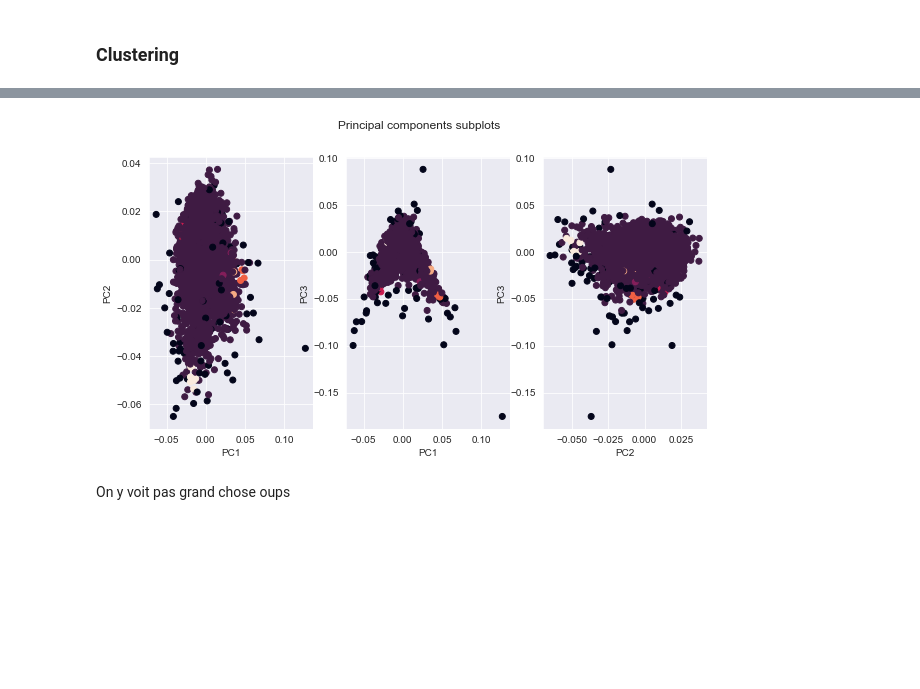
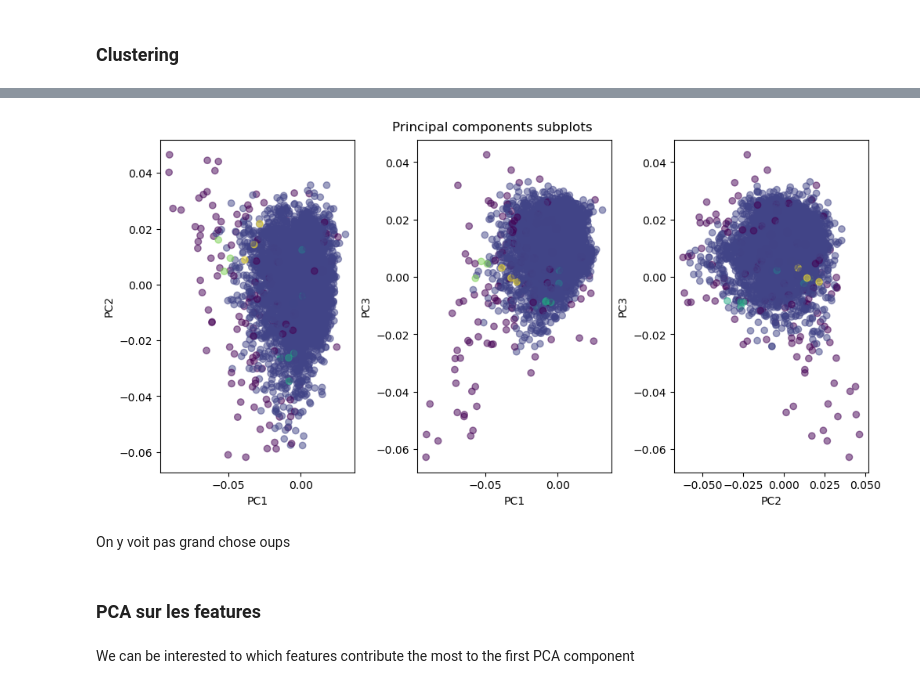
Before and after one commit to epfl-ada/ada-2022-project-nolemonnomelon, a Jupyter notebook: genre_analysis.ipynb, the cells around one changed output, grey strips where cells are left out. Cells and saved outputs as stored; diff of their text form; code cells hidden in the pictures; blank space fills up the shorter version.

Commit message:
barplot, PCA on the features, separation of the data, matching

```diff
--- a/genre_analysis.ipynb
+++ b/genre_analysis.ipynb
@@ -228,8 +259,12 @@ def standardize(data):
 # %%
 # create standardize distribution of (log) distributions
-data['log_budget'] = standardize(data['corr_budget'])
+data['log_budget'] = standardize(data['log_budget'])
 data['log_revenue'] = standardize(data['log_revenue'])
 data['averageRating'] = standardize(data['averageRating'])
 
+#data['log_budget'] = normalize(data['log_budget'])
+#data['log_revenue'] = normalize(data['log_revenue'])
+#data['averageRating'] = normalize(data['averageRating'])
+
 # remove unwanted column for clustering
 data.drop(['corr_budget', 'corr_revenue'], axis = 1, inplace=True)
@@ -259,16 +289,16 @@ plt.show()
 With 10 components, we can capture 90% of the variance in the data, but we already capture 80% with 6 components.
 Let's observe some 2D principal components plots.
 # %%
-def plot_components(comp, color = None):
+def plot_components(comp, color = None, alpha = None):
     if color is None : color = 'darkgreen'
-    fig, axs = plt.subplots(ncols=3, figsize=(10,5))
-    axs[0].scatter(comp[0,:], comp[1,:], c = color)
+    fig, axs = plt.subplots(ncols=3, figsize=(10,5), layout="constrained")
+    axs[0].scatter(comp[0,:], comp[1,:], c = color, alpha = alpha)
     axs[0].set_xlabel('PC1')
     axs[0].set_ylabel('PC2')
-    axs[1].scatter(comp[0,:], comp[2,:], c = color)
+    axs[1].scatter(comp[0,:], comp[2,:], c = color, alpha = alpha)
     axs[1].set_xlabel('PC1')
     axs[1].set_ylabel('PC3')
-    axs[2].scatter(comp[1,:], comp[2,:], c = color)
+    axs[2].scatter(comp[1,:], comp[2,:], c = color, alpha = alpha)
     axs[2].set_xlabel('PC2')
     axs[2].set_ylabel('PC3')
     plt.suptitle('Principal components subplots')
@@ -341,7 +371,11 @@ plot_silhouettes(eps_list, DBSCAN_silhouettes, 'epsilon', 'DBSCAN', n_clusters)
 # %%
 dbscan = DBSCAN(0.015, min_samples = 3).fit(PCs)
-plot_components(PCs.T, color = dbscan.labels_)
+plot_components(PCs.T, color = dbscan.labels_, alpha=0.5)
 # %% [output]
-[figure, old version]
+[figure, new version]
 # %% [markdown]
 On y voit pas grand chose oups
+# %% [markdown]
+### PCA sur les features
+# %% [markdown]
+We can be interested to which features contribute the most to the first PCA component
```
Also changed, not shown: parts of 41 cells of this notebook.
